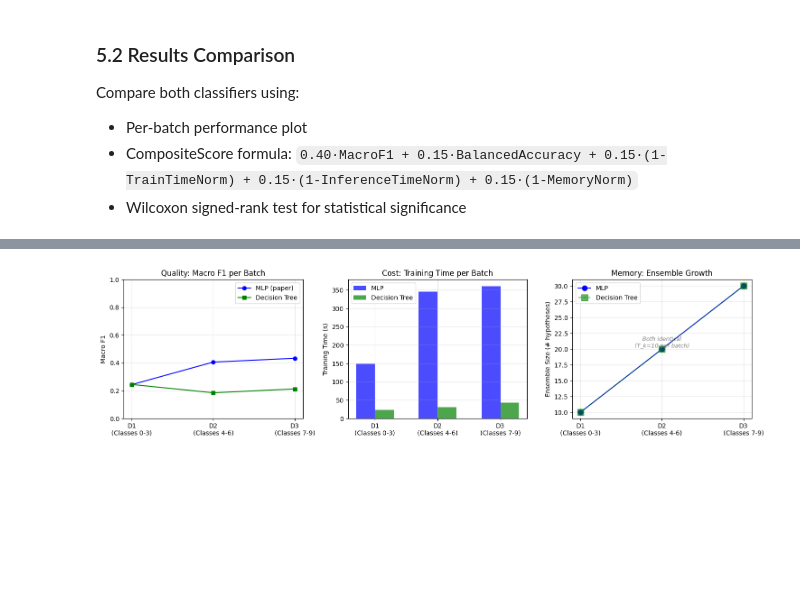
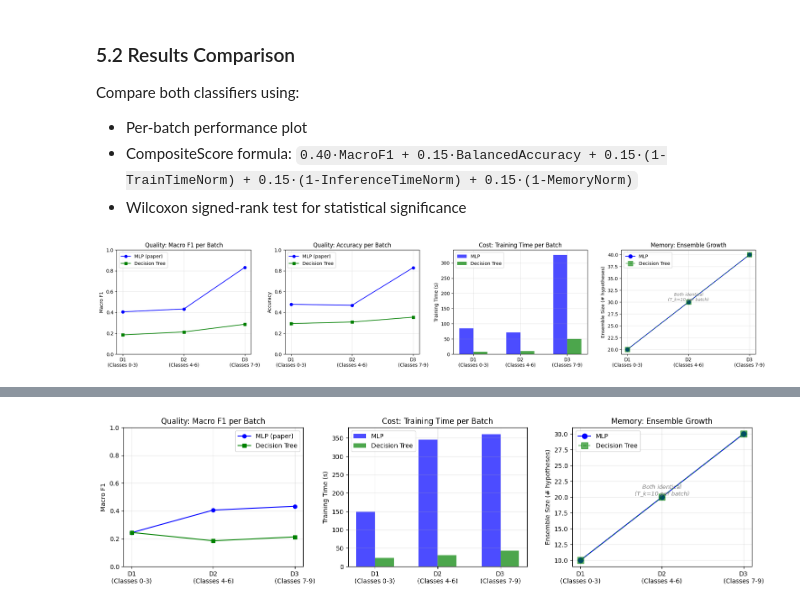
Before and after one commit to magda1231/ML_project, a Jupyter notebook: notebooks/01_learnpp_walkthrough.ipynb, the cells around one changed output, grey strips where cells are left out. Drawn from its saved outputs; the diff is of its cells as text; code cells hidden in the pictures; blank space fills up the shorter version.

Commit message:
small changes in fashion mnist

```diff
--- a/notebooks/01_learnpp_walkthrough.ipynb
+++ b/notebooks/01_learnpp_walkthrough.ipynb
@@ -172,11 +172,7 @@ class LearnPP:
             w = w * (B_init ** correct_init)
 
             # Safe normalization
-            sum_w_init = np.sum(w)
-            if sum_w_init < 1e-15:
-                w = np.ones(n_samples) / n_samples
-            else:
-                w = w / sum_w_init
+
 
         for t in range(self.T_k):
 
@@ -230,12 +226,8 @@ class LearnPP:
             correct_H_t = (H_t_predictions == y).astype(float)
             w = w * (b_t ** correct_H_t)
 
-            # Safe normalization
-            sum_w_new = np.sum(w)
-            if sum_w_new < 1e-15:
-                w = np.ones(n_samples) / n_samples
-            else:
-                w = w / sum_w_new
+
+
 
 
     def predict(self, X):
@@ -644,3 +721,73 @@ Compare both classifiers using:
 - Per-batch performance plot
 - CompositeScore formula: `0.40·MacroF1 + 0.15·BalancedAccuracy + 0.15·(1-TrainTimeNorm) + 0.15·(1-InferenceTimeNorm) + 0.15·(1-MemoryNorm)`
 - Wilcoxon signed-rank test for statistical significance
+# %%
+import numpy as np
+import matplotlib.pyplot as plt
+
+
+fig, axes = plt.subplots(1, 4, figsize=(20, 4))
+
+batch_labels = ["D1", "D2", "D3", "D4"]
+
+
+mlp_f1 = results_mlp_optimal['batch_f1'][1:]
+dt_f1 = results_dt_optimal['batch_f1'][1:]
+
+mlp_acc = results_mlp_optimal['batch_acc'][1:]
+dt_acc = results_dt_optimal['batch_acc'][1:]
+
+mlp_time = results_mlp_optimal['batch_train_time'][1:]
+dt_time = results_dt_optimal['batch_train_time'][1:]
+
+mlp_ens = results_mlp_optimal['ensemble_sizes'][1:]
+dt_ens = results_dt_optimal['ensemble_sizes'][1:]
+
+# 1. MacroF1 per batch
+axes[0].plot(batch_labels, mlp_f1, 'o-', label='MLP (paper)', color='blue')
+axes[0].plot(batch_labels, dt_f1, 's-', label='Decision Tree', color='green')
+axes[0].set_ylabel('Macro F1')
+axes[0].set_title('Quality: Macro F1 per Batch')
+axes[0].legend()
+axes[0].set_ylim(0, 1)
+axes[0].grid(True, alpha=0.3)
+
+
+axes[1].plot(batch_labels, mlp_acc, 'o-', label='MLP (paper)', color='blue')
+axes[1].plot(batch_labels, dt_acc, 's-', label='Decision Tree', color='green')
+axes[1].set_ylabel('Accuracy')
+axes[1].set_title('Quality: Accuracy per Batch')
+axes[1].legend()
+axes[1].set_ylim(0, 1)
+axes[1].grid(True, alpha=0.3)
+
+axes[2].bar(np.arange(3) - 0.15, mlp_time, 0.3, label='MLP', color='blue', alpha=0.7)
+axes[2].bar(np.arange(3) + 0.15, dt_time, 0.3, label='Decision Tree', color='green', alpha=0.7)
+axes[2].set_xticks(range(3))
+axes[2].set_xticklabels(batch_labels)
+axes[2].set_ylabel('Training Time (s)')
+axes[2].set_title('Cost: Training Time per Batch')
+axes[2].legend()
+axes[2].grid(True, alpha=0.3)
+
+
+axes[3].plot(batch_labels, mlp_ens, 'o-', label='MLP', color='blue', markersize=8)
+axes[3].plot(batch_labels, dt_ens, 's--', label='Decision Tree', color='green',
+             markersize=10, alpha=0.6)
+axes[3].set_ylabel('Ensemble Size (# hypotheses)')
+axes[3].set_title('Memory: Ensemble Growth')
+axes[3].legend()
+axes[3].grid(True, alpha=0.3)
+
+# Annotate that they're identical
+if mlp_ens == dt_ens:
+    axes[3].annotate('Both identical\n(T_k=10 per batch)',
+                     xy=(1, mlp_ens[1]), fontsize=9,
+                     ha='center', va='bottom', color='gray', style='italic')
+
+plt.tight_layout()
+plt.savefig('../results/exp01_fashion_mnist_comparison.png', dpi=150, bbox_inches='tight')
+plt.show()
+print("Figure saved to results/exp01_fashion_mnist_comparison.png")
+# %% [output]
+[figure, added]
```
Also changed, not shown: parts of 13 cells of this notebook.
